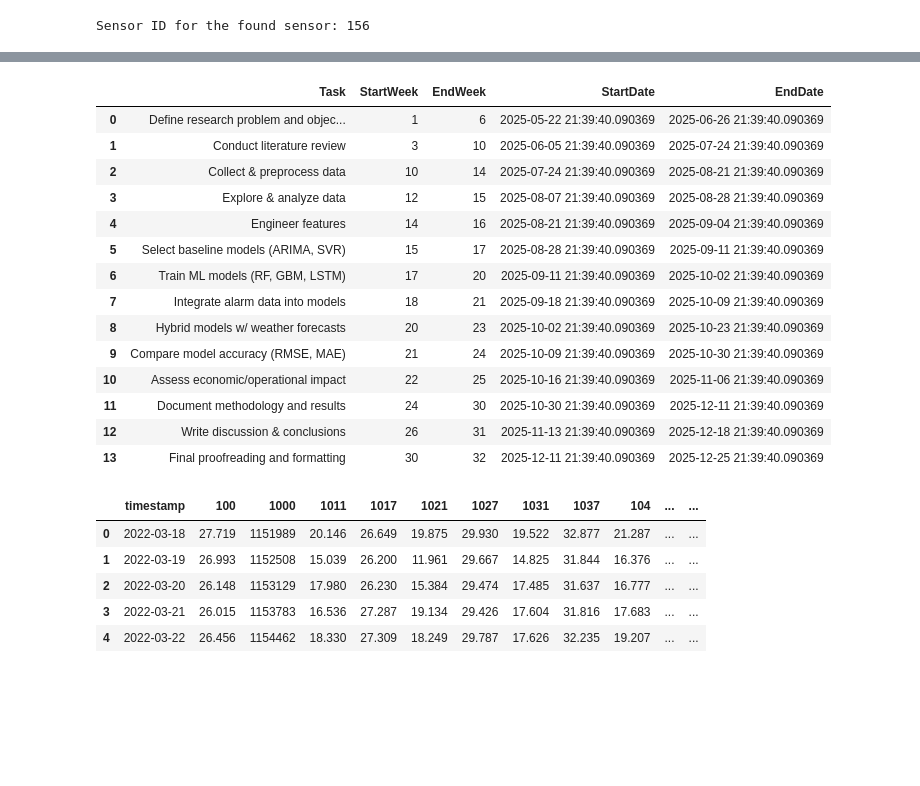
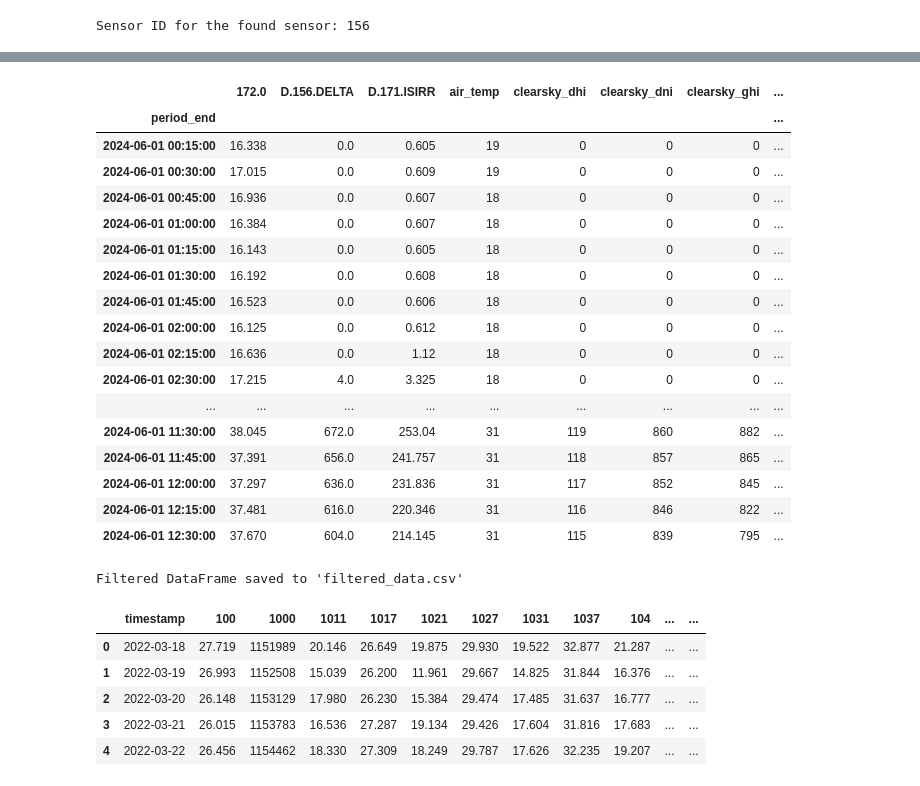
Before and after one commit to cmrafatg/auto-ml_Preprocessing, a Jupyter notebook: P1130.ipynb, the cells around one changed output, grey strips where cells are left out. Cells and saved outputs as stored; diff of their text form; code cells hidden in the pictures; blank space fills up the shorter version.

Commit message:
new data

```diff
--- a/P1130.ipynb
+++ b/P1130.ipynb
@@ -830,0 +1134,14 @@ for sensor_id, sensor_data in data.items():
+# %%
+# For df2: Make 'period_end' the index and convert it to a datetime object
+df2["period_end"] = pd.to_datetime(df2["period_end"])  # Convert to datetime
+df2.set_index("period_end", inplace=True)  # Set 'period_end' as the index
+
+# For df: Make 'timestamp' the index and convert it to a datetime object
+df["timestamp"] = pd.to_datetime(df["timestamp"])  # Convert to datetime
+df.set_index("timestamp", inplace=True)  # Set 'timestamp' as the index
+
+# Display the modified DataFrames
+print("Modified df2:")
+print(df2.head())
+print("\nModified df:")
+print(df.head())
@@ -830,0 +1210,7 @@ for sensor_id, sensor_data in data.items():
+# %%
+# Merge df2 with df on the index, keeping all rows from df2 (right join)
+merged_df = pd.merge(df, df2, left_index=True, right_index=True, how="right")
+
+# Display the merged DataFrame
+print("Merged DataFrame:")
+print(merged_df.head())
@@ -830,0 +1235,12 @@ for sensor_id, sensor_data in data.items():
+# %%
+merged_df.drop(columns=["period"], inplace=True)
+# %%
+# Define the cutoff date
+cutoff_date = pd.to_datetime("2025-05-15 23:45:00")
+
+# Filter the merged DataFrame to keep only rows before the cutoff date
+filtered_df = merged_df[merged_df.index < cutoff_date]
+
+# Display the filtered DataFrame
+print("Filtered DataFrame:")
+print(filtered_df.tail())
@@ -831,23 +1285,33 @@ for sensor_id, sensor_data in data.items():
+# %%
+filtered_df.head(50)
+# %% [output]
+|  | 172.0 | D.156.DELTA | D.171.ISIRR | air_temp | clearsky_dhi | clearsky_dni | clearsky_ghi | ... |
+| period_end |  |  |  |  |  |  |  | ... |
+| 2024-06-01 00:15:00 | 16.338 | 0.0 | 0.605 | 19 | 0 | 0 | 0 | ... |
+| 2024-06-01 00:30:00 | 17.015 | 0.0 | 0.609 | 19 | 0 | 0 | 0 | ... |
+| 2024-06-01 00:45:00 | 16.936 | 0.0 | 0.607 | 18 | 0 | 0 | 0 | ... |
+| 2024-06-01 01:00:00 | 16.384 | 0.0 | 0.607 | 18 | 0 | 0 | 0 | ... |
+| 2024-06-01 01:15:00 | 16.143 | 0.0 | 0.605 | 18 | 0 | 0 | 0 | ... |
+| 2024-06-01 01:30:00 | 16.192 | 0.0 | 0.608 | 18 | 0 | 0 | 0 | ... |
+| 2024-06-01 01:45:00 | 16.523 | 0.0 | 0.606 | 18 | 0 | 0 | 0 | ... |
+| 2024-06-01 02:00:00 | 16.125 | 0.0 | 0.612 | 18 | 0 | 0 | 0 | ... |
+| 2024-06-01 02:15:00 | 16.636 | 0.0 | 1.12 | 18 | 0 | 0 | 0 | ... |
+| 2024-06-01 02:30:00 | 17.215 | 4.0 | 3.325 | 18 | 0 | 0 | 0 | ... |
+| ... | ... | ... | ... | ... | ... | ... | ... | ... |
+| 2024-06-01 11:30:00 | 38.045 | 672.0 | 253.04 | 31 | 119 | 860 | 882 | ... |
+| 2024-06-01 11:45:00 | 37.391 | 656.0 | 241.757 | 31 | 118 | 857 | 865 | ... |
+| 2024-06-01 12:00:00 | 37.297 | 636.0 | 231.836 | 31 | 117 | 852 | 845 | ... |
+| 2024-06-01 12:15:00 | 37.481 | 616.0 | 220.346 | 31 | 116 | 846 | 822 | ... |
+| 2024-06-01 12:30:00 | 37.670 | 604.0 | 214.145 | 31 | 115 | 839 | 795 | ... |
+# %%
+# Save the filtered DataFrame to a CSV file
+filtered_df.to_csv("filtered_data.csv")
+
+print("Filtered DataFrame saved to 'filtered_data.csv'")
+# %% [output]
+Filtered DataFrame saved to 'filtered_data.csv'
 # %%
 df.set_index("timestamp", inplace=True)
-# %%
-df
-# %% [output]
-|  | Task | StartWeek | EndWeek | StartDate | EndDate |
-| 0 | Define research problem and objec... | 1 | 6 | 2025-05-22 21:39:40.090369 | 2025-06-26 21:39:40.090369 |
-| 1 | Conduct literature review | 3 | 10 | 2025-06-05 21:39:40.090369 | 2025-07-24 21:39:40.090369 |
-| 2 | Collect & preprocess data | 10 | 14 | 2025-07-24 21:39:40.090369 | 2025-08-21 21:39:40.090369 |
-| 3 | Explore & analyze data | 12 | 15 | 2025-08-07 21:39:40.090369 | 2025-08-28 21:39:40.090369 |
-| 4 | Engineer features | 14 | 16 | 2025-08-21 21:39:40.090369 | 2025-09-04 21:39:40.090369 |
-| 5 | Select baseline models (ARIMA, SVR) | 15 | 17 | 2025-08-28 21:39:40.090369 | 2025-09-11 21:39:40.090369 |
-| 6 | Train ML models (RF, GBM, LSTM) | 17 | 20 | 2025-09-11 21:39:40.090369 | 2025-10-02 21:39:40.090369 |
-| 7 | Integrate alarm data into models | 18 | 21 | 2025-09-18 21:39:40.090369 | 2025-10-09 21:39:40.090369 |
-| 8 | Hybrid models w/ weather forecasts | 20 | 23 | 2025-10-02 21:39:40.090369 | 2025-10-23 21:39:40.090369 |
-| 9 | Compare model accuracy (RMSE, MAE) | 21 | 24 | 2025-10-09 21:39:40.090369 | 2025-10-30 21:39:40.090369 |
-| 10 | Assess economic/operational impact | 22 | 25 | 2025-10-16 21:39:40.090369 | 2025-11-06 21:39:40.090369 |
-| 11 | Document methodology and results | 24 | 30 | 2025-10-30 21:39:40.090369 | 2025-12-11 21:39:40.090369 |
-| 12 | Write discussion & conclusions | 26 | 31 | 2025-11-13 21:39:40.090369 | 2025-12-18 21:39:40.090369 |
-| 13 | Final proofreading and formatting | 30 | 32 | 2025-12-11 21:39:40.090369 | 2025-12-25 21:39:40.090369 |
 # %%
 df.to_csv(f"data_{PLANT_CODE}_{RESOLUTION}.csv")
 # %%
```
Also changed, not shown: parts of 29 cells of this notebook, 2 other files.
